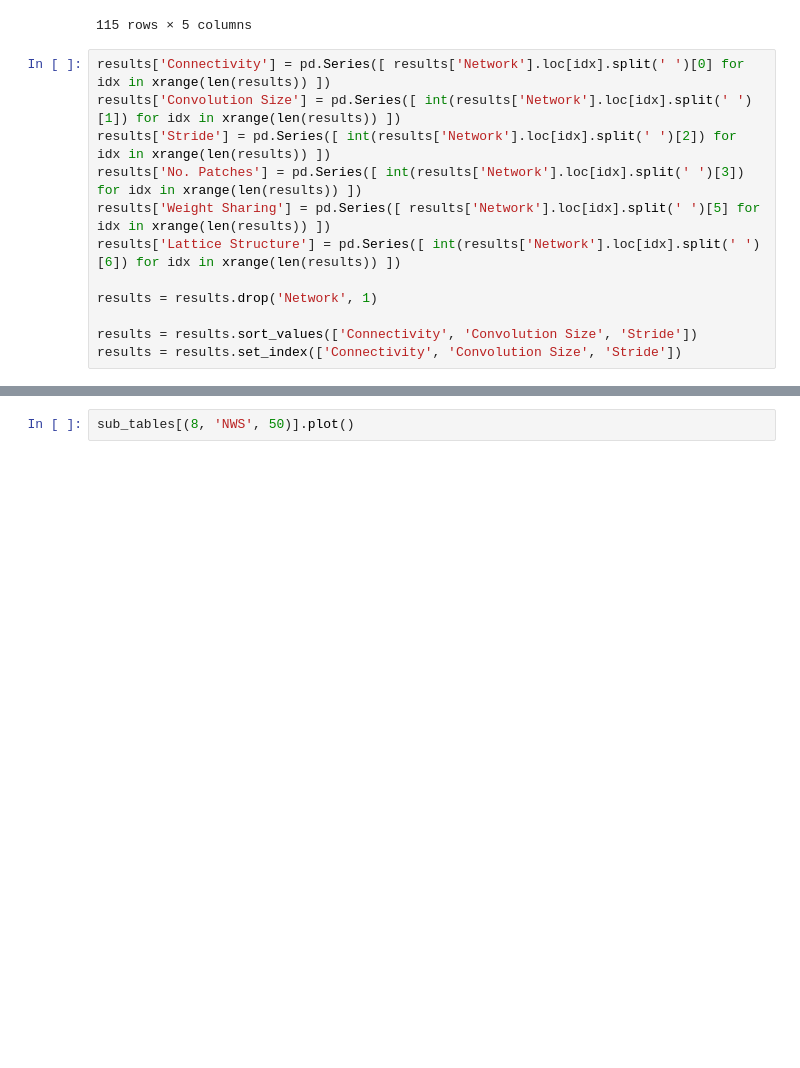
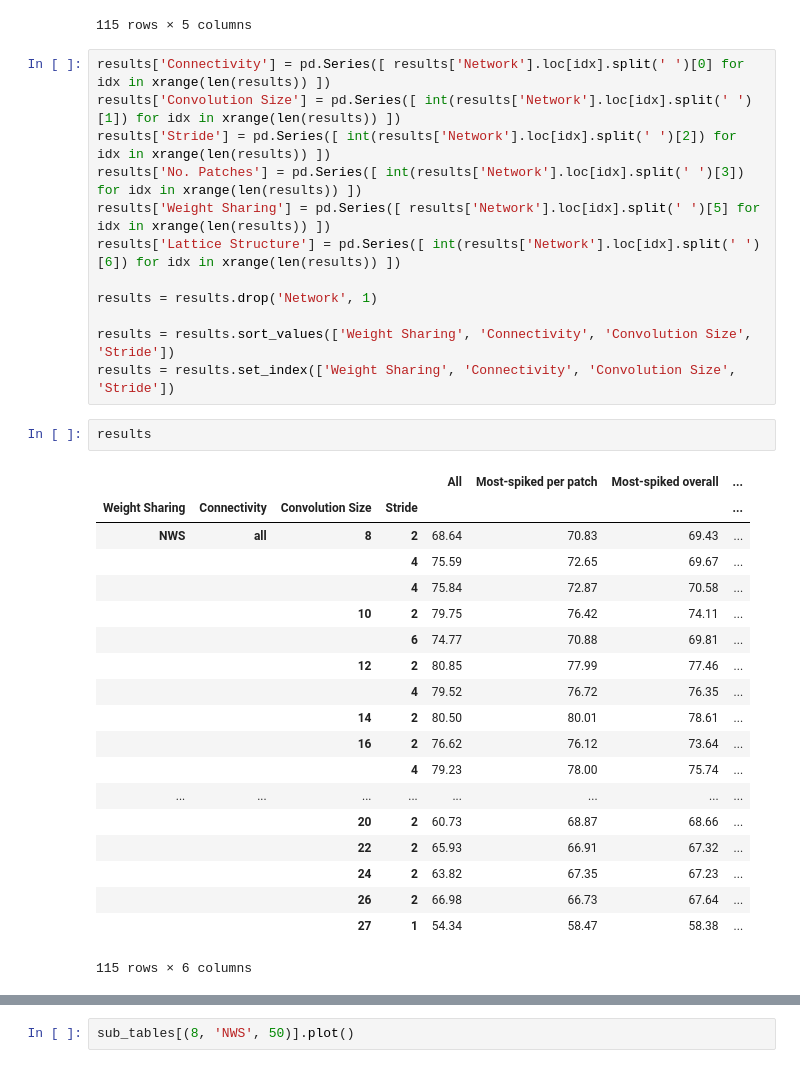
Before and after one commit to djsaunde/lm-snn, a Jupyter notebook: code/Format Results.ipynb, the cells around one changed output, grey strips where cells are left out. Drawn from its saved outputs; the diff is of its cells as text; blank space fills up the shorter version.

```diff
--- a/code/Format Results.ipynb
+++ b/code/Format Results.ipynb
@@ -54,7 +54,29 @@ results['Lattice Structure'] = pd.Series([ int(results['Network'].loc[idx].split
 
 results = results.drop('Network', 1)
 
-results = results.sort_values(['Connectivity', 'Convolution Size', 'Stride'])
-results = results.set_index(['Connectivity', 'Convolution Size', 'Stride'])
+results = results.sort_values(['Weight Sharing', 'Connectivity', 'Convolution Size', 'Stride'])
+results = results.set_index(['Weight Sharing', 'Connectivity', 'Convolution Size', 'Stride'])
+# %%
+results
+# %% [output]
+|  |  |  |  | All | Most-spiked per patch | Most-spiked overall | ... |
+| Weight Sharing | Connectivity | Convolution Size | Stride |  |  |  | ... |
+| NWS | all | 8 | 2 | 68.64 | 70.83 | 69.43 | ... |
+|  |  |  | 4 | 75.59 | 72.65 | 69.67 | ... |
+|  |  |  | 4 | 75.84 | 72.87 | 70.58 | ... |
+|  |  | 10 | 2 | 79.75 | 76.42 | 74.11 | ... |
+|  |  |  | 6 | 74.77 | 70.88 | 69.81 | ... |
+|  |  | 12 | 2 | 80.85 | 77.99 | 77.46 | ... |
+|  |  |  | 4 | 79.52 | 76.72 | 76.35 | ... |
+|  |  | 14 | 2 | 80.50 | 80.01 | 78.61 | ... |
+|  |  | 16 | 2 | 76.62 | 76.12 | 73.64 | ... |
+|  |  |  | 4 | 79.23 | 78.00 | 75.74 | ... |
+| ... | ... | ... | ... | ... | ... | ... | ... |
+|  |  | 20 | 2 | 60.73 | 68.87 | 68.66 | ... |
+|  |  | 22 | 2 | 65.93 | 66.91 | 67.32 | ... |
+|  |  | 24 | 2 | 63.82 | 67.35 | 67.23 | ... |
+|  |  | 26 | 2 | 66.98 | 66.73 | 67.64 | ... |
+|  |  | 27 | 1 | 54.34 | 58.47 | 58.38 | ... |
+115 rows × 6 columns
 # %%
 sub_tables = {}
```
Also changed, not shown: parts of 1 cell of this notebook, 11 other files.
